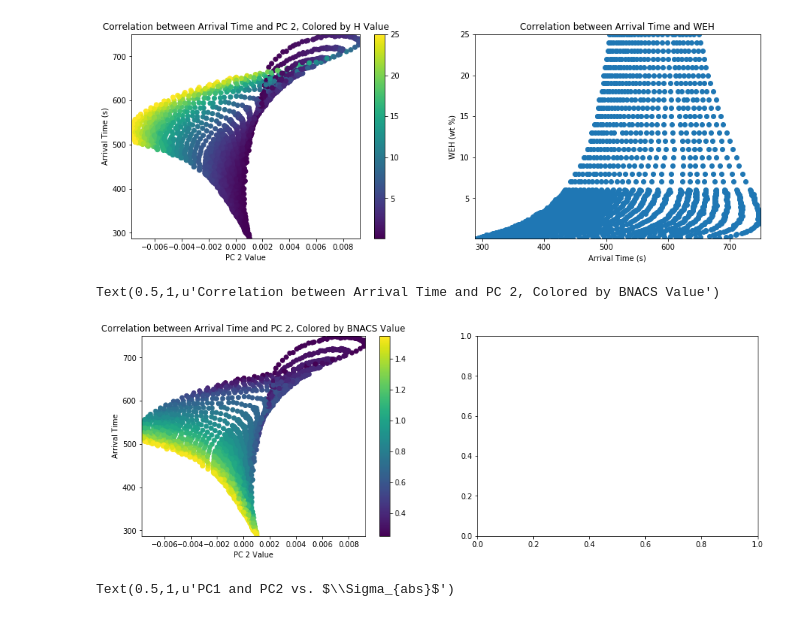
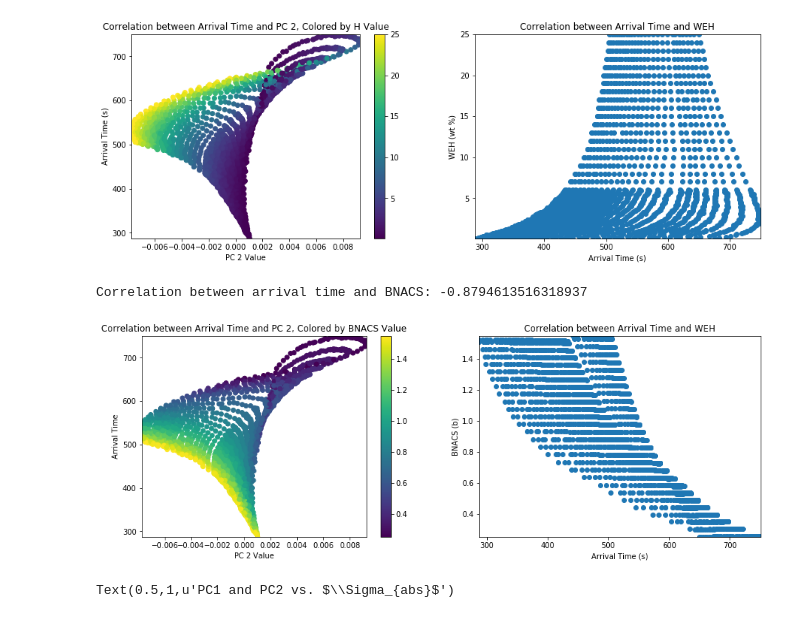
Before and after one commit to hannah-rae/dan_analysis, a Jupyter notebook: data_exploration.ipynb, the cells around one changed output. Drawn from its saved outputs; the diff is of its cells as text; code cells hidden in the pictures.

Commit message:
Correlation plots between peak height, FWTA and WEH, BNACS

```diff
--- a/data_exploration.ipynb
+++ b/data_exploration.ipynb
@@ -110,16 +110,24 @@ Correlation between arrival time and WEH: 0.27300631391889174
 # %%
 # Plot correlation between PC2 and arrival time colored by BNACS
 fig, (ax, ax2) = plt.subplots(ncols=2, figsize=(15,5))
 p = ax.scatter(X_t[:,1], arr_time, c=Y[:,1])
 fig.colorbar(p, ax=ax)
 ax.set_ylabel('Arrival Time')
 ax.set_xlabel('PC 2 Value')
 ax.set_ylim(np.min(arr_time), np.max(arr_time))
 ax.set_xlim(np.min(X_t[:,1]), np.max(X_t[:,1]))
 ax.set_title('Correlation between Arrival Time and PC 2, Colored by BNACS Value')
+
+p = ax2.scatter(arr_time, Y[:,1])
+ax2.set_xlabel('Arrival Time (s)')
+ax2.set_ylabel('BNACS (b)')
+ax2.set_xlim(np.min(arr_time), np.max(arr_time))
+ax2.set_ylim(np.min(Y[:,1]), np.max(Y[:,1]))
+ax2.set_title('Correlation between Arrival Time and WEH')
+print "Correlation between arrival time and BNACS:", pearsonr(arr_time, Y[:,1])[0]
 # %% [output]
-Text(0.5,1,u'Correlation between Arrival Time and PC 2, Colored by BNACS Value')
+Correlation between arrival time and BNACS: -0.8794613516318937
-[figure, old version]
+[figure, new version]
 # %%
 fig, (ax3, ax4) = plt.subplots(nrows=1, ncols=2, figsize=(20,10))
 h_max = 25.1
```
